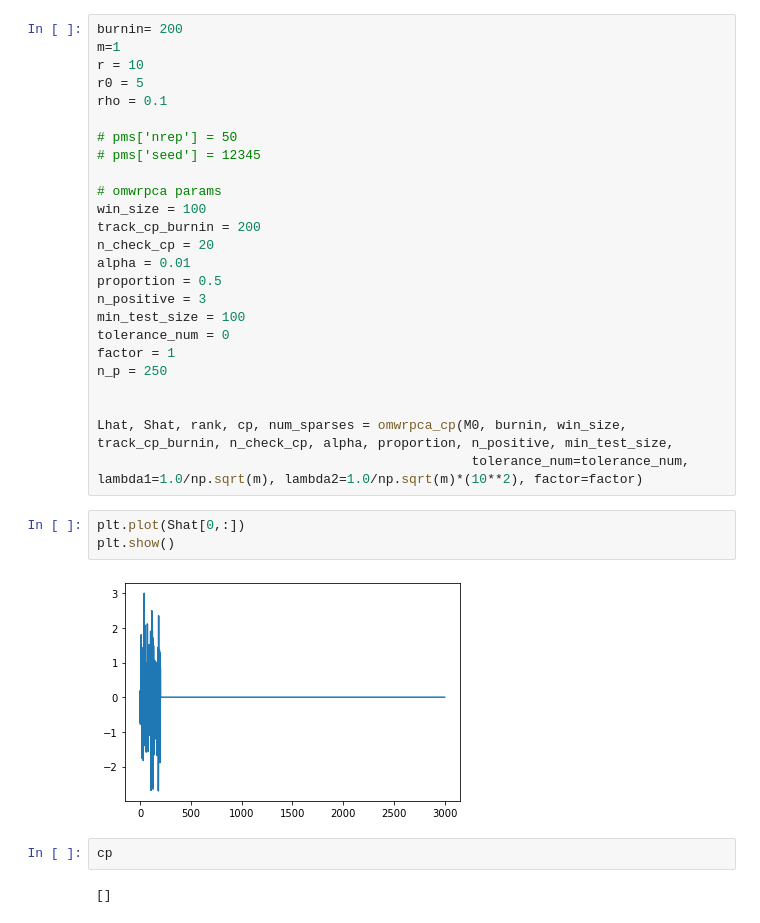
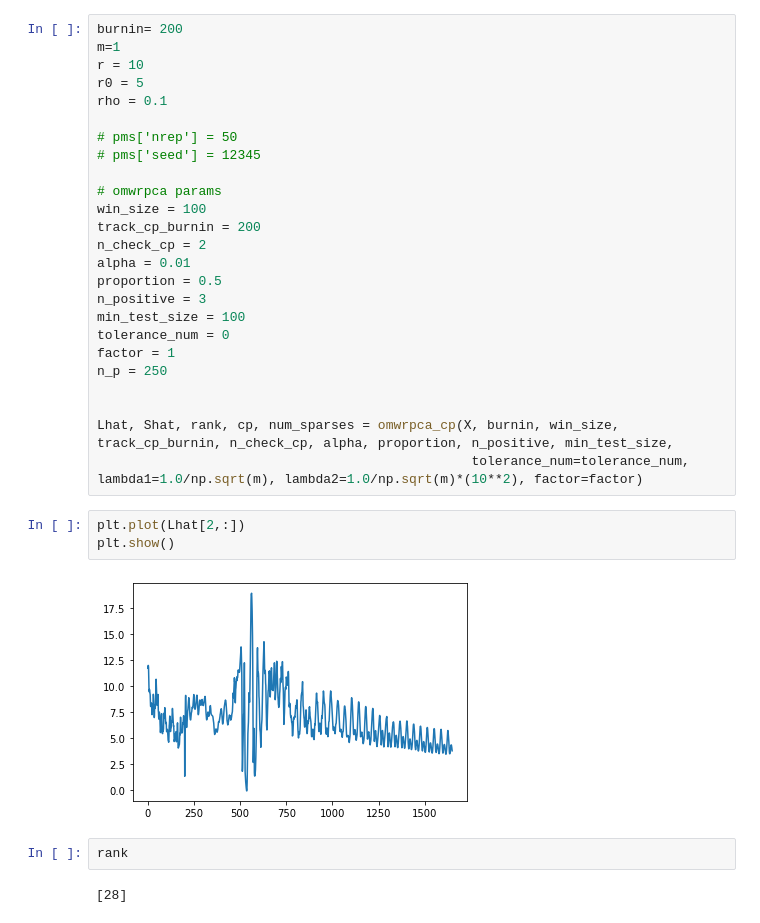
Before and after one commit to davidw0311/fault_diagnosis, a Jupyter notebook: onlineRPCA/test_methods.ipynb, the cells around one changed output. Saved outputs shown, nothing was run; the diff lists cells and outputs as text.

```diff
--- a/onlineRPCA/test_methods.ipynb
+++ b/onlineRPCA/test_methods.ipynb
@@ -89,7 +90,7 @@ rho = 0.1
 # omwrpca params
 win_size = 100
 track_cp_burnin = 200
-n_check_cp = 20
+n_check_cp = 2
 alpha = 0.01
 proportion = 0.5
 n_positive = 3
@@ -99,14 +100,14 @@ factor = 1
 n_p = 250
 
 
-Lhat, Shat, rank, cp, num_sparses = omwrpca_cp(M0, burnin, win_size, track_cp_burnin, n_check_cp, alpha, proportion, n_positive, min_test_size,
+Lhat, Shat, rank, cp, num_sparses = omwrpca_cp(X, burnin, win_size, track_cp_burnin, n_check_cp, alpha, proportion, n_positive, min_test_size,
                                                 tolerance_num=tolerance_num, lambda1=1.0/np.sqrt(m), lambda2=1.0/np.sqrt(m)*(10**2), factor=factor)
 # %%
-plt.plot(Shat[0,:])
+plt.plot(Lhat[2,:])
 plt.show()
 # %% [output]
-[figure, old version]
+[figure, new version]
-# %%
-cp
-# %% [output]
-[]
+# %%
+rank
+# %% [output]
+[28]
```
Also changed, not shown: parts of 1 cell of this notebook, 13 other files.
